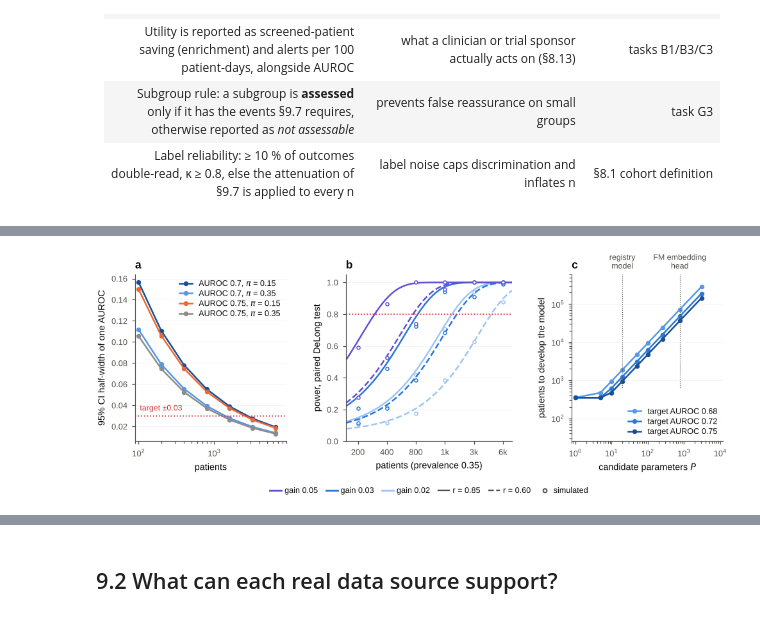
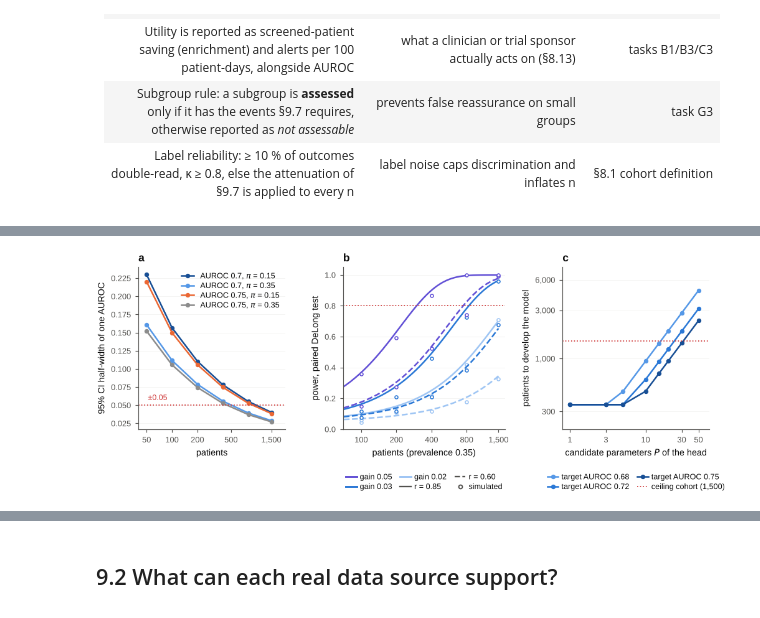
Before and after one commit to dhillonv10/benchmark-paper, a Jupyter notebook: ALLO_FM_GvHD_foundation_model.ipynb, the cells around one changed output, grey strips where cells are left out. Saved outputs shown, nothing was run; the diff lists cells and outputs as text; code cells hidden in the pictures.

```diff
--- a/ALLO_FM_GvHD_foundation_model.ipynb
+++ b/ALLO_FM_GvHD_foundation_model.ipynb
@@ -1668,6 +1695,9 @@ Families: **A** pre-transplant planning · **B** early post-transplant prognosis
 # %%
 # ----------------------------------------------------------------------------- Riley et al. sample-size criteria (needed by the registry; validated below)
 def r2cs_from_auc(A, prev, n_mc=400_000, seed=0):
+    return _r2cs(round(float(A), 4), round(float(prev), 4), n_mc, seed)
+@functools.lru_cache(maxsize=None)
+def _r2cs(A, prev, n_mc, seed):
     """Model-implied Cox-Snell R^2 for a calibrated model with given AUROC and prevalence (equal-variance binormal)."""
     rng = np.random.default_rng(seed); d = math.sqrt(2) * norm.ppf(A)
     y = rng.random(n_mc) < prev; x = np.where(y, rng.normal(d, 1, n_mc), rng.normal(0, 1, n_mc))
@@ -1684,6 +1714,17 @@ def riley_n(P, A, prev, S=.9, delta=.05, margin=.05):
     n = max(n1, n2, n3)
     return dict(n=int(math.ceil(n)), events=int(math.ceil(n * prev)), EPP=round(n * prev / P, 1),
                 binding=['shrinkage', 'optimism', 'prevalence'][int(np.argmax([n1, n2, n3]))])
+def max_params(n, A, prev, S=.9, delta=.05, margin=.05):
+    """The LARGEST number of candidate parameters a development set of n patients can support (Riley criteria 1-3 inverted); 0 if n is below the prevalence-precision floor."""
+    if n < (1.96 / margin) ** 2 * prev * (1 - prev): return 0
+    r2 = r2cs_from_auc(A, prev); max_r2 = 1 - math.exp(2 * (prev * math.log(prev) + (1 - prev) * math.log(1 - prev))); S2 = r2 / (r2 + delta * max_r2)
+    return int(math.floor(min(n * (S - 1) * math.log(1 - r2 / S), n * (S2 - 1) * math.log(1 - r2 / S2))))
+def min_detectable_gain(n, A_base, prev, rho=.85, power=.8):
+    """Smallest paired AUROC gain over a baseline of AUROC A_base that n patients detect with the given power (closed-form DeLong)."""
+    for d in np.arange(.005, .30, .0025):
+        if power_delta(n, prev, A_base, A_base + d, rho) >= power: return float(d)
+    return float('nan')
+assert all(max_params(riley_n(P, .72, .35)['n'], .72, .35) in (P, P - 1) for P in (5, 10, 20, 50)), 'max_params must invert riley_n'
 assert abs(24 / ((0.9 - 1) * math.log(1 - 0.288 / 0.9)) - 623) < 1.5     # arithmetic check of criterion 1 on a published worked example
 print('Riley criterion-1 arithmetic check passed; R2_CS(AUROC .75, prev .4) =', round(r2cs_from_auc(.75, .4), 3))
 # %% [output]
@@ -2212,7 +2257,7 @@ finish(fig, 7, 'gvhd_bench_structure',
 # ----------------------------------------------------------------------------- the pre-stated gate for the ALLO-FM v1 attempt (written to spec/gate.json)
 GATE = dict(
   version='ALLO-FM v1',
-  primary_task='B1 — grade II–IV aGvHD by day +100 from the day +7 draw (issued day +9), leave-centre-out across >= 20 centres',
+  primary_task='B1 — grade II–IV aGvHD by day +100 from the day +7 draw (issued day +9); Level 2: leave-centre-out across >= 20 centres; Level 1C: temporal split at one institution',
   primary_metric='IPCW time-dependent AUROC at day 100, competing risks = death and relapse',
   baselines_to_beat=['MAGIC MAP (ST2+REG3a day-7 algorithm) + clinical covariates',
                      'gradient-boosted trees on 20-40 registry variables (tuned, same splits)',
@@ -2221,6 +2266,10 @@ GATE = dict(
                    ci_lower_bound_min=0.01, fraction_centres_improved_min=0.70, min_centres=20,
                    beats_random_twin=True, beats_no_pretraining=True, bh_across_family=True,
                    rationale='interval method, margin and centre count are fixed by the operating characteristics computed in section 8.12'),
+  level1c_single_centre=dict(applies_to='one institution; no out-of-centre claim', split='temporal: earliest 60 % of transplants for development, latest 40 % for test (600 test patients at 1,500)',
+                             interval='paired DeLong 95 % interval of the AUROC difference on the temporal test set', ci_lower_bound_min=0.01, designed_for_gain=0.05, min_test_patients=600,
+                             must_beat=['tuned simple model (L0)', 'random-weight twin', 'no-pretraining'], max_head_parameters='from the Riley criteria for the development set (about 14 at 900 patients, AUROC 0.72, prevalence 0.35)',
+                             claims_not_allowed=['generalisation to other centres', 'subgroup equity', 'a gain smaller than +0.03']),
   level3_additional=dict(calibration_slope=[0.8, 1.25], net_benefit_positive_thresholds=[0.10, 0.40],
                          temporal_validation_required=True, min_n='computed per task by riley_n(P, target AUROC, prevalence) and validation_n (section 9.7)'),
   stopping_rule='if Level 1 is not reached on B1 at stage-1 scale, publish the negative result and do not proceed to stage 3',
@@ -2991,13 +3073,13 @@ Three different questions, three different answers.
 # %%
-# ----------------------------------------------------------------------------- (1) precision of one AUROC; (2) paired power: closed form, validated against a DeLong simulation
+# ----------------------------------------------------------------------------- (1) precision of one AUROC; (2) paired power: closed form, validated against a DeLong simulation; (3) head size a cohort supports
 def sim_se(A, n1, n0, reps=900, seed=0):
     rng = np.random.default_rng(seed); d = math.sqrt(2) * norm.ppf(A)
     return float(np.std([roc_auc_score(np.r_[np.ones(n1), np.zeros(n0)], np.r_[rng.normal(d, 1, n1), rng.normal(0, 1, n0)]) for _ in range(reps)]))
-print('Hanley–McNeil SE vs simulated SE:', [f'A={A}, n1={a}, n0={b}: {hm_se(A, a, b):.3f} vs {sim_se(A, a, b):.3f}'
-                                            for A, a, b in [(.72, 35, 65), (.72, 140, 260)]])
-ns = np.array([100, 200, 400, 800, 1600, 3200, 6400])
+print('Hanley–McNeil SE vs simulated SE:', [f'A={A}, n1={a}, n0={b}: {hm_se(A, a, b):.3f} vs {sim_se(A, a, b):.3f}' for A, a, b in [(.72, 35, 65), (.72, 140, 260)]])
+ns = np.array([50, 100, 200, 400, 800, N_CAP])
 prec = pd.DataFrame({f'AUROC {A}, prev {pi}': [1.96 * hm_se(A, max(int(n * pi), 2), max(int(n * (1 - pi)), 2)) for n in ns]
                      for A in (.70, .75) for pi in (.15, .35)}, index=ns); prec.index.name = 'patients'
+capn = lambda v: f'{v:,}' if v <= N_CAP else f'> {N_CAP:,}'              # nothing in this paper's plan exceeds the ceiling cohort
 
 def delong_z(y, s1, s2):
     """DeLong z for the difference of two correlated AUROCs on the same patients (rank form)."""
@@ -3027,62 +3109,61 @@ def paired_power(n, pi, A1, A2, rho, reps=SIM_REPS, seed=0):
         y = np.r_[np.ones(n1), np.zeros(n0)]
         hit += abs(delong_z(y, np.r_[sp[:, 0], sn[:, 0]], np.r_[sp[:, 1], sn[:, 1]])) > 1.96
     return hit / reps
-grid = [200, 400, 800, 1600, 3200, 6400]
+grid = [100, 200, 400, 800, N_CAP]
 DELTAS, RHOS_ = (.02, .03, .05), (.6, .85)
 pw_rows, sim_pts = [], {}
 for d in DELTAS:
     for rho in RHOS_:
         sim_pts[(d, rho)] = {n: paired_power(n, .35, .70, .70 + d, rho) for n in grid}
-        pw_rows.append(dict(delta_AUROC=d, score_corr=rho, **{f'n={n}': round(power_delta(n, .35, .70, .70 + d, rho), 2) for n in grid},
-                            n_for_80pct_power=n_for_delta(.70, d, .35, rho)))
+        pw_rows.append(dict(delta_AUROC=d, score_corr=rho, **{f'n={n}': round(power_delta(n, .35, .70, .70 + d, rho), 2) for n in grid}, n_for_80pct_power=n_for_delta(.70, d, .35, rho)))
 pw = pd.DataFrame(pw_rows)
-# validation: closed form against the Monte-Carlo DeLong test at every (delta, rho, n)
 dev = np.array([abs(power_delta(n, .35, .70, .70 + d, rho) - sim_pts[(d, rho)][n]) for d in DELTAS for rho in RHOS_ for n in grid])
 MC_TOL = 3.5 * math.sqrt(.25 / SIM_REPS)
-print(f'closed-form paired power vs Monte-Carlo DeLong: {len(dev)} comparisons, mean |diff| {dev.mean():.3f}, max {dev.max():.3f} '
-      f'(Monte-Carlo noise at {SIM_REPS} replicates: SD <= {math.sqrt(.25 / SIM_REPS):.3f})')
+print(f'closed-form paired power vs Monte-Carlo DeLong: {len(dev)} comparisons, mean |diff| {dev.mean():.3f}, max {dev.max():.3f} (Monte-Carlo noise at {SIM_REPS} replicates: SD <= {math.sqrt(.25 / SIM_REPS):.3f})')
 assert dev.max() < MC_TOL, 'closed-form paired power disagrees with the simulation'
-PARAMS = [1, 5, 10, 20, 50, 100, 256, 768, 3072]
-riley = pd.DataFrame([dict(params=P, **{f'AUROC {A}': riley_n(P, A, .35)['n'] for A in (.68, .72, .75)})
-                      for P in PARAMS]).set_index('params')
+pw_show = pw.copy(); pw_show['n_for_80pct_power'] = pw_show['n_for_80pct_power'].map(capn)
+PARAMS = [1, 3, 5, 10, 15, 20, 30, 50]
+riley = pd.DataFrame([dict(params=P, **{f'AUROC {A}': riley_n(P, A, .35)['n'] for A in (.68, .72, .75)}) for P in PARAMS]).set_index('params')
+maxP = pd.DataFrame([dict(patients=n, **{f'AUROC {A}': max_params(n, A, .35) for A in (.68, .72, .75)}) for n in (150, 420, 900, 1200, N_CAP)]).set_index('patients')
+print('LARGEST HEAD (candidate parameters) that n patients can support — Riley criteria inverted, prevalence 0.35 (Table 9.1):'); display(md_table(maxP, index=True))
 fig = plt.figure(figsize=(FULL, 3.0))
 gs = fig.add_gridspec(1, 3, width_ratios=[1, 1.1, 1], left=.075, right=.985, bottom=.255, top=.875, wspace=.38)
 ax = fig.add_subplot(gs[0, 0]); ygrid(ax)                                          # (a) precision of one AUROC
 for c_, col in zip(prec.columns, (PAL['seq'][3], PAL['seq'][1], PAL['orange'], PAL['grey'])):
-    ax.plot(prec.index, prec[c_], marker='o', ms=2.8, color=col, lw=1.3, label=c_.replace('AUROC ', 'AUROC ').replace('prev ', '$\\pi$ = '))
-ax.axhline(.03, color=PAL['bad'], ls=':', lw=.9)
-ax.annotate('target ±0.03', (prec.index[0] * 1.04, .03), xytext=(0, 3), textcoords='offset points', fontsize=6.4, color=PAL['bad'], va='bottom')
-ax.set_xscale('log'); ax.set_xlabel('patients'); ax.set_ylabel('95% CI half-width of one AUROC'); ax.set_xlim(90, 9e3)
+    ax.plot(prec.index, prec[c_], marker='o', ms=2.8, color=col, lw=1.3, label=c_.replace('prev ', '$\\pi$ = '))
+ax.axhline(.05, color=PAL['bad'], ls=':', lw=.9)
+ax.annotate('±0.05', (prec.index[0] * 1.04, .05), xytext=(0, 3), textcoords='offset points', fontsize=6.4, color=PAL['bad'], va='bottom')
+ax.set_xscale('log'); ax.set_xlabel('patients'); ax.set_ylabel('95% CI half-width of one AUROC'); ax.set_xlim(40, 2200)
+ax.set_xticks([50, 100, 200, 500, 1500]); ax.set_xticklabels(['50', '100', '200', '500', '1,500']); ax.minorticks_off()
 ax.legend(loc='upper right', labelspacing=.3); panel(ax, 'a')
-ax = fig.add_subplot(gs[0, 1]); ygrid(ax)                                          # (b) power to show a gain over a correlated baseline
+ax = fig.add_subplot(gs[0, 1]); ygrid(ax)                                          # (b) power to show a gain over a correlated baseline, up to the ceiling cohort
 DCOL = {.02: PAL['seq'][0], .03: PAL['seq'][2], .05: PAL['violet']}
-fine = np.geomspace(150, 8000, 60)
+fine = np.geomspace(60, N_CAP, 60)
 for d in DELTAS:
     for rho in RHOS_:
         ax.plot(fine, [power_delta(n, .35, .70, .70 + d, rho) for n in fine], color=DCOL[d], lw=1.3, ls='-' if rho == .85 else '--')
         ax.plot(grid, [sim_pts[(d, rho)][n] for n in grid], 'o', ms=2.6, mfc='white', mec=DCOL[d], mew=.8, ls='None')
 ax.axhline(.8, color=PAL['bad'], ls=':', lw=.9)
-ax.set_xscale('log'); ax.set_xticks(grid); ax.set_xticklabels([f'{g // 1000}k' if g >= 1000 else g for g in grid]); ax.minorticks_off()
-ax.set_xlim(150, 8e3); ax.set_ylim(0, 1.05); ax.set_xlabel('patients (prevalence 0.35)'); ax.set_ylabel('power, paired DeLong test')
+ax.set_xscale('log'); ax.set_xticks(grid); ax.set_xticklabels([f'{g:,}' for g in grid]); ax.minorticks_off()
+ax.set_xlim(70, 1700); ax.set_ylim(0, 1.05); ax.set_xlabel('patients (prevalence 0.35)'); ax.set_ylabel('power, paired DeLong test')
 hs = [plt.Line2D([], [], color=DCOL[d], lw=1.5) for d in (.05, .03, .02)] + [plt.Line2D([], [], color=PAL['ink2'], lw=1.2), plt.Line2D([], [], color=PAL['ink2'], lw=1.2, ls='--'),
       plt.Line2D([], [], color=PAL['ink2'], marker='o', ms=3, mfc='white', ls='None')]
 ax.legend(hs, ['gain 0.05', 'gain 0.03', 'gain 0.02', 'r = 0.85', 'r = 0.60', 'simulated'], loc='upper center',
-          bbox_to_anchor=(.5, -.24), ncol=6, columnspacing=1.0, handlelength=1.4, labelspacing=.3, handletextpad=.4); panel(ax, 'b')
-ax = fig.add_subplot(gs[0, 2]); ygrid(ax)                                          # (c) patients needed to develop a model
+          bbox_to_anchor=(.5, -.24), ncol=3, columnspacing=1.0, handlelength=1.4, labelspacing=.3, handletextpad=.4); panel(ax, 'b')
+ax = fig.add_subplot(gs[0, 2]); ygrid(ax)                                          # (c) patients needed to develop a model, against the ceiling cohort
 for c_, col in zip(riley.columns, (PAL['seq'][1], PAL['seq'][2], PAL['seq'][3])):
     ax.plot(riley.index, riley[c_], marker='o', ms=2.8, color=col, lw=1.3, label=c_.replace('AUROC ', 'target AUROC '))
-for P_, lab in ((20, 'registry\nmodel'), (768, 'FM embedding\nhead')):                  # labelled above the axes, centred on their own line
-    ax.axvline(P_, ymin=.32, color=PAL['ink2'], lw=.6, ls=':')
-    ax.annotate(lab, (P_, 1.0), xycoords=('data', 'axes fraction'), xytext=(0, 3), textcoords='offset points',
-                fontsize=6.4, color=PAL['ink2'], va='bottom', ha='center')
-ax.set_xscale('log'); ax.set_yscale('log'); ax.set_xlabel('candidate parameters $P$'); ax.set_ylabel('patients to develop the model')
-ax.set_xlim(.8, 1.2e4); ax.set_ylim(25, 6e5); ax.legend(loc='lower right', labelspacing=.3); panel(ax, 'c')
+ax.axhline(N_CAP, color=PAL['bad'], ls=':', lw=.9, label=f'ceiling cohort ({N_CAP:,})')
+ax.set_xscale('log'); ax.set_yscale('log'); ax.set_xticks([1, 3, 10, 30, 50]); ax.set_xticklabels(['1', '3', '10', '30', '50']); ax.minorticks_off()
+ax.set_yticks([300, 1000, 3000, 6000]); ax.set_yticklabels(['300', '1,000', '3,000', '6,000'])
+ax.set_xlabel('candidate parameters $P$ of the head'); ax.set_ylabel('patients to develop the model'); ax.set_xlim(.8, 70); ax.set_ylim(200, 8000)
+ax.legend(loc='upper center', bbox_to_anchor=(.5, -.24), ncol=2, columnspacing=1.0, handlelength=1.4, labelspacing=.3, handletextpad=.4); panel(ax, 'c')
 finish(fig, 11, 'sample_size_and_power',
-       'Three different sample-size questions. (a) Precision: the 95% confidence interval of a single AUROC against the number of '
-       'patients. (b) Power: the paired DeLong test for an improvement of 0.02 to 0.05 AUROC over a correlated baseline, the regime '
-       'any foundation-model claim lives in; lines are the closed form, circles are a Monte-Carlo DeLong test; solid lines are scores '
-       'correlated at 0.85, dashed at 0.60. (c) Development: the Riley minimum sample size against the number of candidate '
-       'parameters, which is why head size sets the data requirement.')
-display(md_table(prec.round(3), index=True)); display(md_table(pw)); display(md_table(riley, index=True))
+       'What one institution\'s cohort can resolve. (a) Precision: the 95% confidence interval of a single AUROC against the number of patients; at the ceiling cohort of 1,500 it is about '
+       '±0.03. (b) Power: the paired DeLong test for an improvement of 0.02 to 0.05 AUROC over a correlated baseline, up to the ceiling cohort; lines are the closed form, circles are a '
+       'Monte-Carlo DeLong test; solid lines are scores correlated at 0.85, dashed at 0.60. A gain of 0.03 is within reach at score correlation 0.85; 0.02 is not. (c) Development: the Riley '
+       'minimum sample size against the number of candidate parameters of the head, with the ceiling cohort dotted: it supports a head of roughly 15 to 25 parameters, which is why this plan '
+       'adapts a model and fits a small head rather than training a large one.')
+display(md_table(prec.round(3), index=True)); display(md_table(pw_show)); display(md_table(riley, index=True))
 # %% [output]
 Hanley–McNeil SE vs simulated SE: ['A=0.72, n1=35, n0=65: 0.056 vs 0.053', 'A=0.72, n1=140, n0=260: 0.028 vs 0.027']
@@ -3091 +3180 @@ closed-form paired power vs Monte-Carlo DeLong: 36 comparisons, mean |diff| 0.02
-[figure, old version]
+[figure, new version]
```
Also changed, not shown: parts of 73 cells of this notebook, 53 other files.
